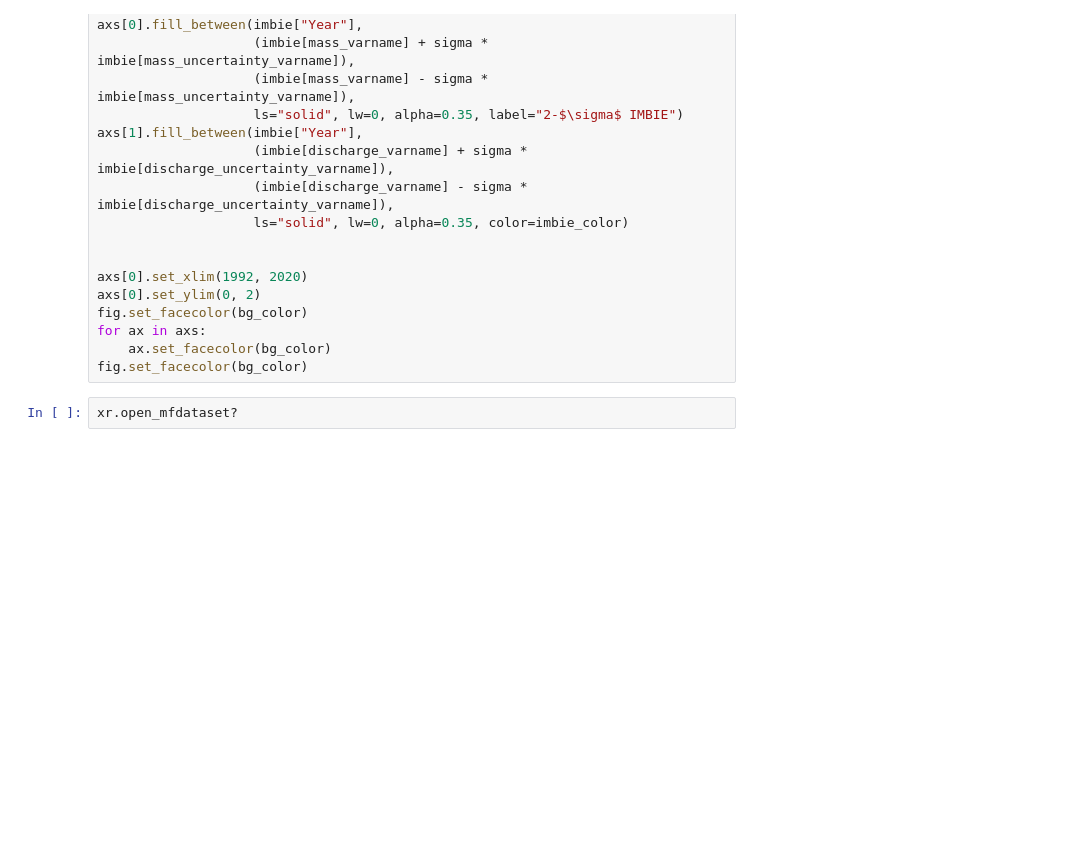
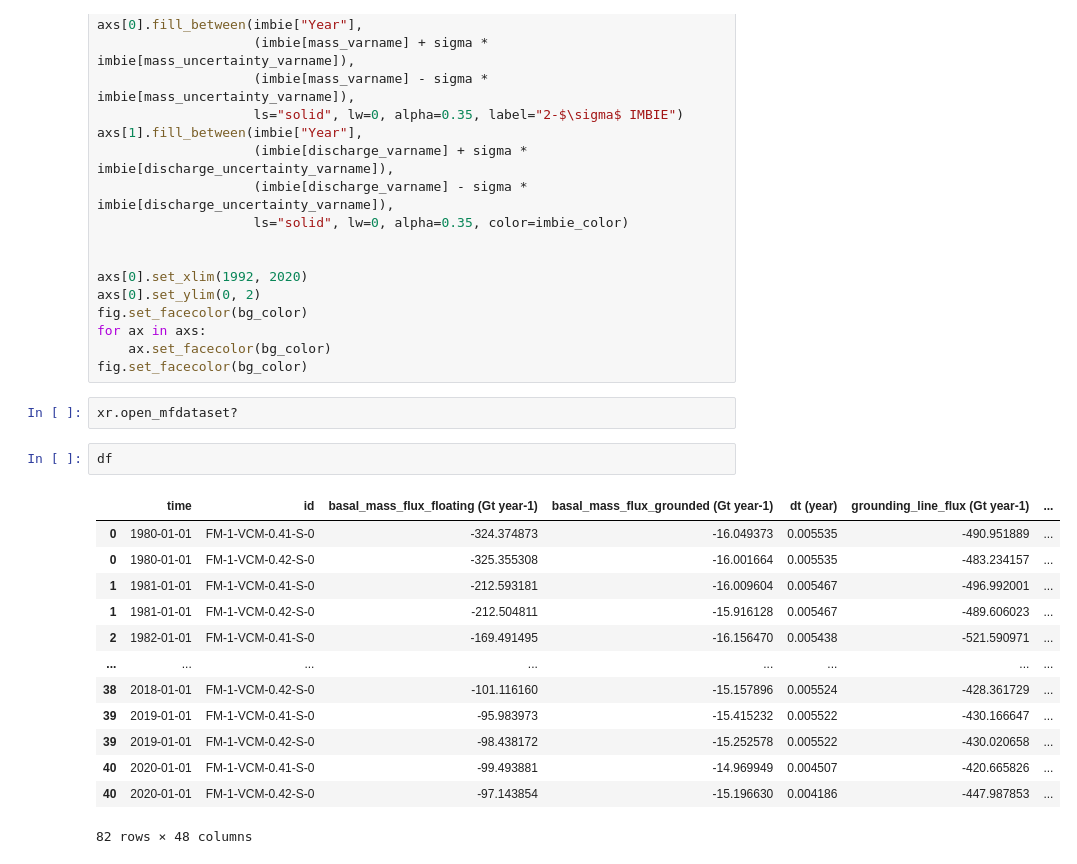
Before and after one commit to pism/pism-ragis, a Jupyter notebook: notebooks/analyze_ensembles.ipynb, the cells around one changed output. Drawn from its saved outputs; the diff is of its cells as text; blank space fills up the shorter version.

```diff
--- a/notebooks/analyze_ensembles.ipynb
+++ b/notebooks/analyze_ensembles.ipynb
@@ -537,3 +677,19 @@ for ax in axs:
 fig.set_facecolor(bg_color)
 # %%
 xr.open_mfdataset?
+# %%
+df
+# %% [output]
+|  | time | id | basal_mass_flux_floating (Gt year-1) | basal_mass_flux_grounded (Gt year-1) | dt (year) | grounding_line_flux (Gt year-1) | ... |
+| 0 | 1980-01-01 | FM-1-VCM-0.41-S-0 | -324.374873 | -16.049373 | 0.005535 | -490.951889 | ... |
+| 0 | 1980-01-01 | FM-1-VCM-0.42-S-0 | -325.355308 | -16.001664 | 0.005535 | -483.234157 | ... |
+| 1 | 1981-01-01 | FM-1-VCM-0.41-S-0 | -212.593181 | -16.009604 | 0.005467 | -496.992001 | ... |
+| 1 | 1981-01-01 | FM-1-VCM-0.42-S-0 | -212.504811 | -15.916128 | 0.005467 | -489.606023 | ... |
+| 2 | 1982-01-01 | FM-1-VCM-0.41-S-0 | -169.491495 | -16.156470 | 0.005438 | -521.590971 | ... |
+| ... | ... | ... | ... | ... | ... | ... | ... |
+| 38 | 2018-01-01 | FM-1-VCM-0.42-S-0 | -101.116160 | -15.157896 | 0.005524 | -428.361729 | ... |
+| 39 | 2019-01-01 | FM-1-VCM-0.41-S-0 | -95.983973 | -15.415232 | 0.005522 | -430.166647 | ... |
+| 39 | 2019-01-01 | FM-1-VCM-0.42-S-0 | -98.438172 | -15.252578 | 0.005522 | -430.020658 | ... |
+| 40 | 2020-01-01 | FM-1-VCM-0.41-S-0 | -99.493881 | -14.969949 | 0.004507 | -420.665826 | ... |
+| 40 | 2020-01-01 | FM-1-VCM-0.42-S-0 | -97.143854 | -15.196630 | 0.004186 | -447.987853 | ... |
+82 rows × 48 columns
```
Also changed, not shown: parts of 14 cells of this notebook.
